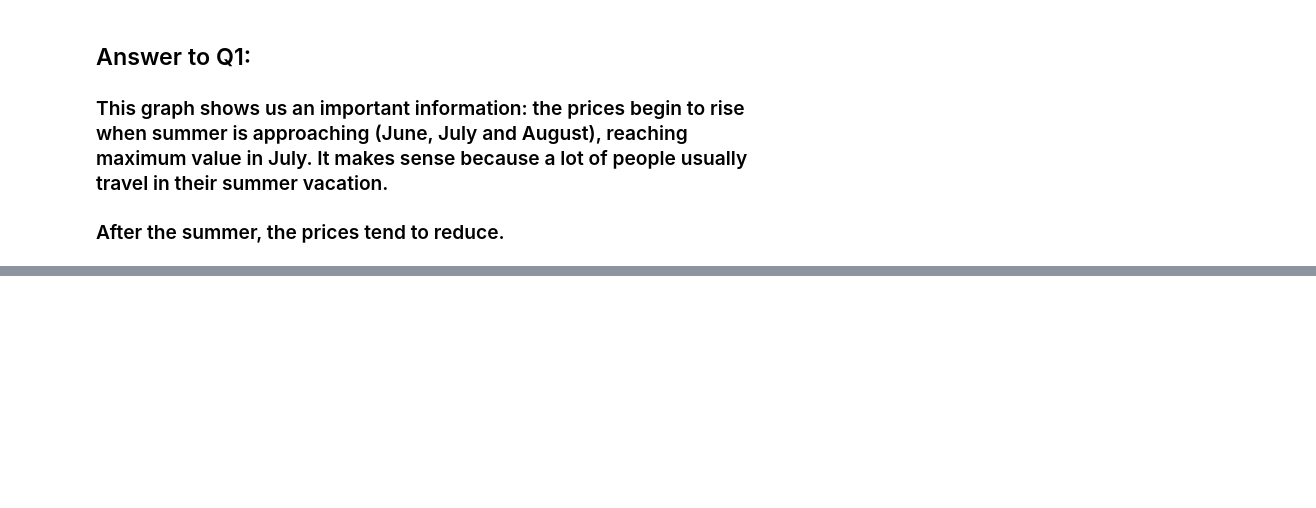
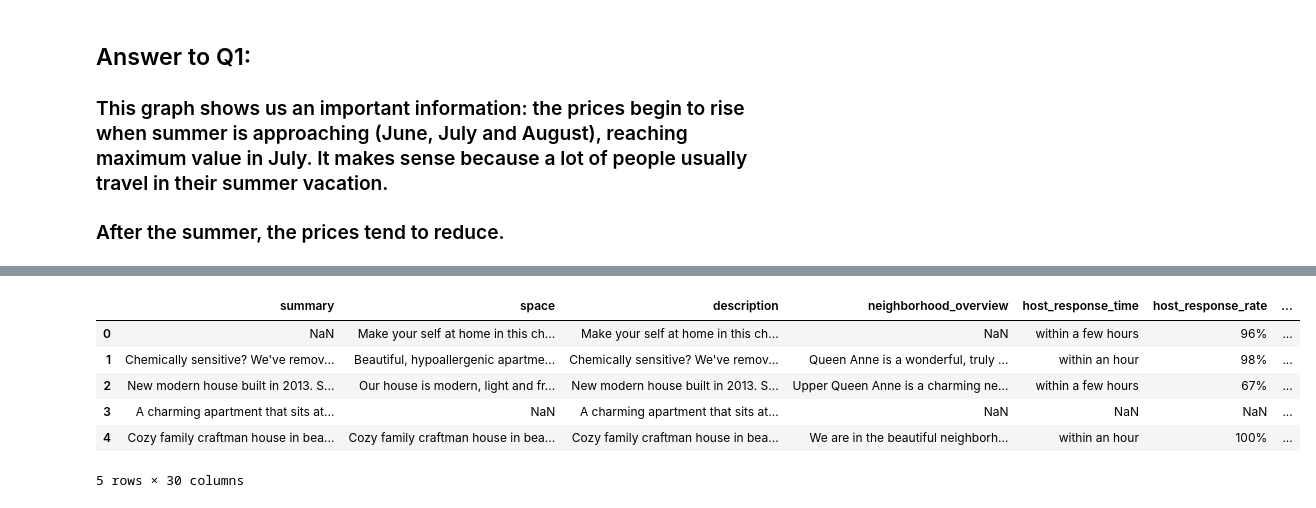
Before and after one commit to alerlemos/DataScienceNanoDegree_Udacity, a Jupyter notebook: Project 1 - Writing a Data Scientist Blog Post/Project 1 - Airbnb Analysis.ipynb, the cells around one changed output, grey strips where cells are left out. Drawn from its saved outputs; the diff is of its cells as text; code cells hidden in the pictures; blank space fills up the shorter version.

```diff
--- a/Project 1 - Writing a Data Scientist Blog Post/Project 1 - Airbnb Analysis.ipynb
+++ b/Project 1 - Writing a Data Scientist Blog Post/Project 1 - Airbnb Analysis.ipynb
@@ -98,0 +130,33 @@ sea_cal_pr_month.plot.bar(rot=0);
+# %%
+desired_columns = [
+    'summary',
+    'space',
+    'description',
+    'neighborhood_overview',
+    'host_response_time',
+    'host_response_rate',
+    'host_acceptance_rate',
+    'neighbourhood_group_cleansed',
+    'property_type',
+    'room_type',
+    'accommodates',
+    'bathrooms',
+    'bedrooms',
+    'beds',
+    'bed_type',
+    'amenities',
+    'security_deposit',
+    'cleaning_fee',
+    'guests_included',
+    'extra_people',
+    'number_of_reviews',
+    'review_scores_rating',
+    'review_scores_accuracy',
+    'review_scores_cleanliness',
+    'review_scores_checkin',
+    'review_scores_communication',
+    'review_scores_location',
+    'review_scores_value',
+    'cancellation_policy',
+    'price'
+]
@@ -98,0 +165,10 @@ sea_cal_pr_month.plot.bar(rot=0);
+# %%
+df_list.head()
+# %% [output]
+|  | summary | space | description | neighborhood_overview | host_response_time | host_response_rate | ... |
+| 0 | NaN | Make your self at home in this ch... | Make your self at home in this ch... | NaN | within a few hours | 96% | ... |
+| 1 | Chemically sensitive? We've remov... | Beautiful, hypoallergenic apartme... | Chemically sensitive? We've remov... | Queen Anne is a wonderful, truly ... | within an hour | 98% | ... |
+| 2 | New modern house built in 2013. S... | Our house is modern, light and fr... | New modern house built in 2013. S... | Upper Queen Anne is a charming ne... | within a few hours | 67% | ... |
+| 3 | A charming apartment that sits at... | NaN | A charming apartment that sits at... | NaN | NaN | NaN | ... |
+| 4 | Cozy family craftman house in bea... | Cozy family craftman house in bea... | Cozy family craftman house in bea... | We are in the beautiful neighborh... | within an hour | 100% | ... |
+5 rows × 30 columns
```
Also changed, not shown: parts of 19 cells of this notebook.
